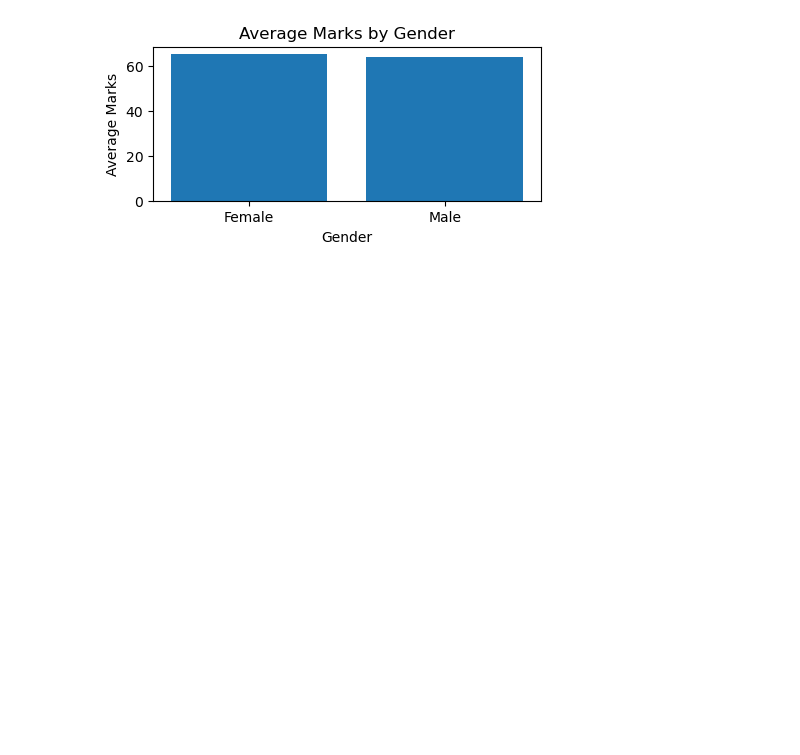
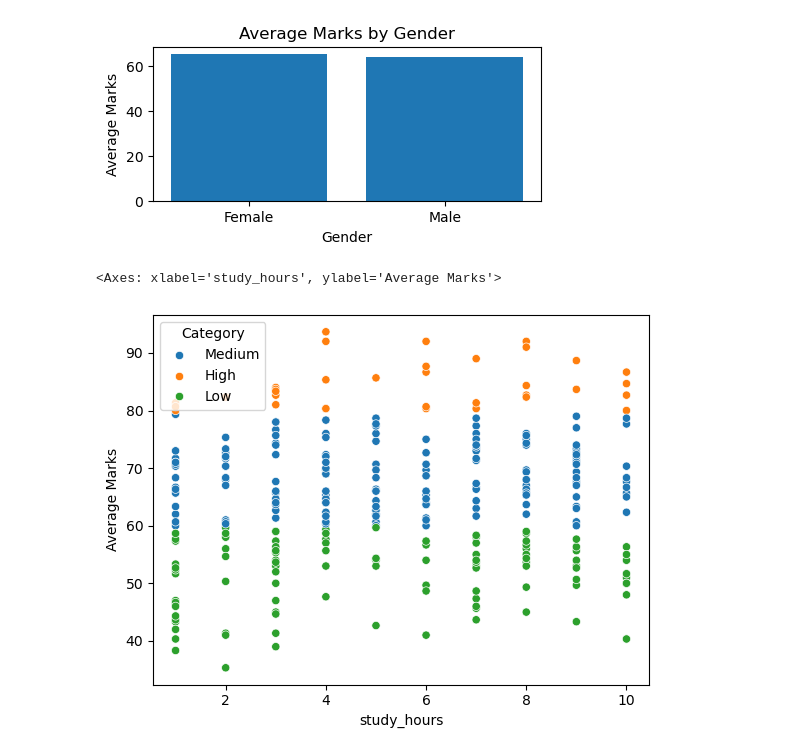
Before and after one commit to Anshu-Tech-Arch/Student-Exam-Performance-Analytics, a Jupyter notebook: Main Project.ipynb, the cells around one changed output. Saved outputs shown, nothing was run; the diff lists cells and outputs as text; code cells hidden in the pictures; blank space fills up the shorter version.

```diff
--- a/Main Project.ipynb
+++ b/Main Project.ipynb
@@ -179,5 +179,11 @@ Text(0.5, 1.0, 'Average Marks by Gender')
 [figure]
 # %%
 sns.scatterplot(
-    x=df['']
+    x=df['study_hours'],
+    y=df['Average Marks'],
+    hue=df['Category'],
+    data=df
 )
+# %% [output]
+<Axes: xlabel='study_hours', ylabel='Average Marks'>
+[figure, added]
```
Also changed, not shown: parts of 2 cells of this notebook, 1 other file.
